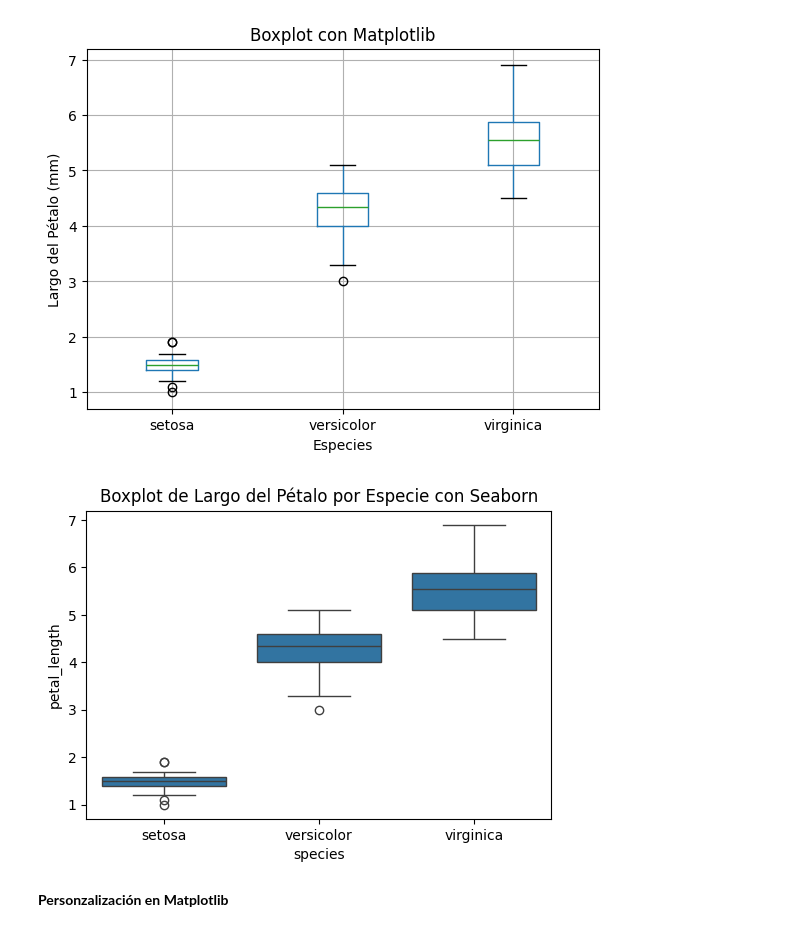
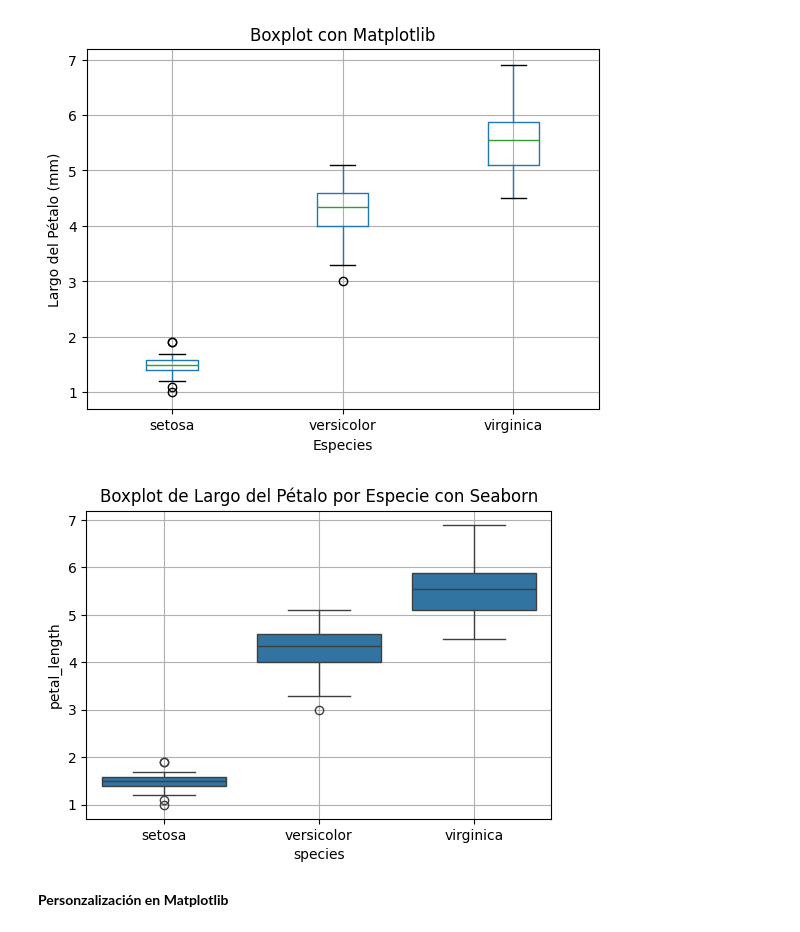
Before and after one commit to AngyEs/Bootcamp-Data-Science, a Jupyter notebook: 03_Datos & Visualización/Clase_10_Visualización_de_datos.ipynb, the cells around one changed output. Saved outputs shown, nothing was run; the diff lists cells and outputs as text; code cells hidden in the pictures.

```diff
--- a/03_Datos & Visualización/Clase_10_Visualización_de_datos.ipynb
+++ b/03_Datos & Visualización/Clase_10_Visualización_de_datos.ipynb
@@ -249,10 +252,11 @@ plt.show()
 # %%
 plt.figure(figsize=(6, 4))
 sns.boxplot(data=iris, x="species", y="petal_length")
 plt.title("Boxplot de Largo del Pétalo por Especie con Seaborn")
+plt.grid()
 plt.show()
 # %% [output]
-[figure, old version]
+[figure, new version]
 # %% [markdown]
 **Personzalización en Matplotlib**
 # %% [markdown]
```
Also changed, not shown: parts of 5 cells of this notebook.
